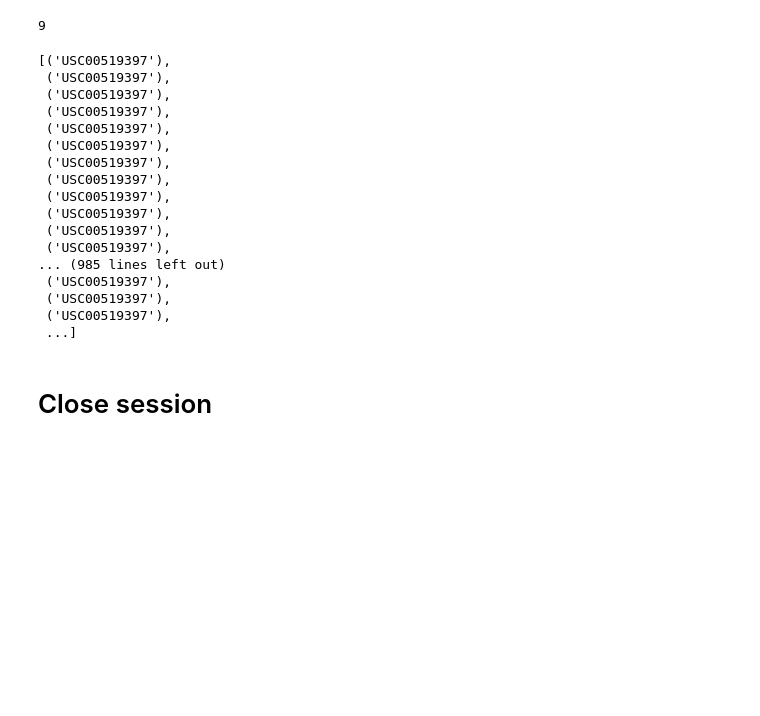
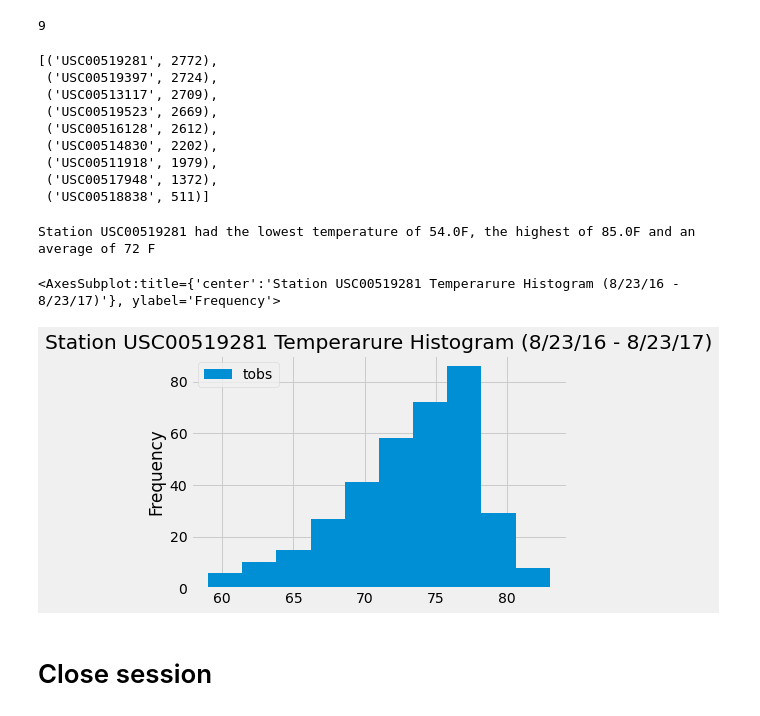
Before and after one commit to agomeso/SQLAlchemy-Challenge, a Jupyter notebook: climate_starter.ipynb, the cells around one changed output. Cells and saved outputs as stored; diff of their text form; code cells hidden in the pictures; blank space fills up the shorter version.

```diff
--- a/climate_starter.ipynb
+++ b/climate_starter.ipynb
@@ -117,23 +117,15 @@ number_of_stations
 # %%
 # Design a query to find the most active stations (i.e. what stations have the most rows?)
 # List the stations and the counts in descending order.
-most_station = session.query(Measurement.station).all()
+most_station = session.query(Measurement.station,func.count(Measurement.station)).group_by(Measurement.station).order_by(func.count(Measurement.station).desc()).all()
 most_station
 # %% [output]
-[('USC00519397'),
- ('USC00519397'),
- ('USC00519397'),
- ('USC00519397'),
- ('USC00519397'),
- ('USC00519397'),
- ('USC00519397'),
- ('USC00519397'),
- ('USC00519397'),
- ('USC00519397'),
- ('USC00519397'),
- ('USC00519397'),
-... (985 lines left out)
- ('USC00519397'),
- ('USC00519397'),
- ('USC00519397'),
- ...]
+[('USC00519281', 2772),
+ ('USC00519397', 2724),
+ ('USC00513117', 2709),
+ ('USC00519523', 2669),
+ ('USC00516128', 2612),
+ ('USC00514830', 2202),
+ ('USC00511918', 1979),
+ ('USC00517948', 1372),
+ ('USC00518838', 511)]
@@ -142,6 +132,30 @@ most_station
+# %%
+# Using the most active station id from the previous query, calculate the lowest, highest, and average temperature.
+
+# Query for the stock and average prices (open, high, low, close)
+# for all stock in the month of May
+# Sort the result by stock name
+sel = [Measurement.station,
+       func.min(Measurement.tobs),
+       func.max(Measurement.tobs),
+       func.avg(Measurement.tobs)]
+USC00519281 = session.query(*sel).filter(Measurement.station == "USC00519281").all()
+print(f"Station {USC00519281[0][0]} had the lowest temperature of {USC00519281[0][1]}F, the highest of {USC00519281[0][2]}F and an average of {round(USC00519281[0][3])} F")
+# %% [output]
+Station USC00519281 had the lowest temperature of 54.0F, the highest of 85.0F and an average of 72 F
 # %%
 # Using the most active station id
 # Query the last 12 months of temperature observation data for this station and plot the results as a histogram
+USC00519281_temp = session.query(Measurement.tobs).\
+    filter(Measurement.station == "USC00519281").\
+    filter(func.strftime("%Y-%m-%d", Measurement.date) <= recent).\
+    filter(func.strftime("%Y-%m-%d", Measurement.date) >= year_ago).all()
+
+USC00519281_df = pd.DataFrame(USC00519281_temp)
+USC00519281_df.plot(kind='hist',xlabel="Temperature",title="Station USC00519281 Temperarure Histogram (8/23/16 - 8/23/17)")
+# %% [output]
+<AxesSubplot:title={'center':'Station USC00519281 Temperarure Histogram (8/23/16 - 8/23/17)'}, ylabel='Frequency'>
+[figure, added]
 # %% [markdown]
 # Close session
 # %%
```
Also changed, not shown: parts of 3 cells of this notebook.
